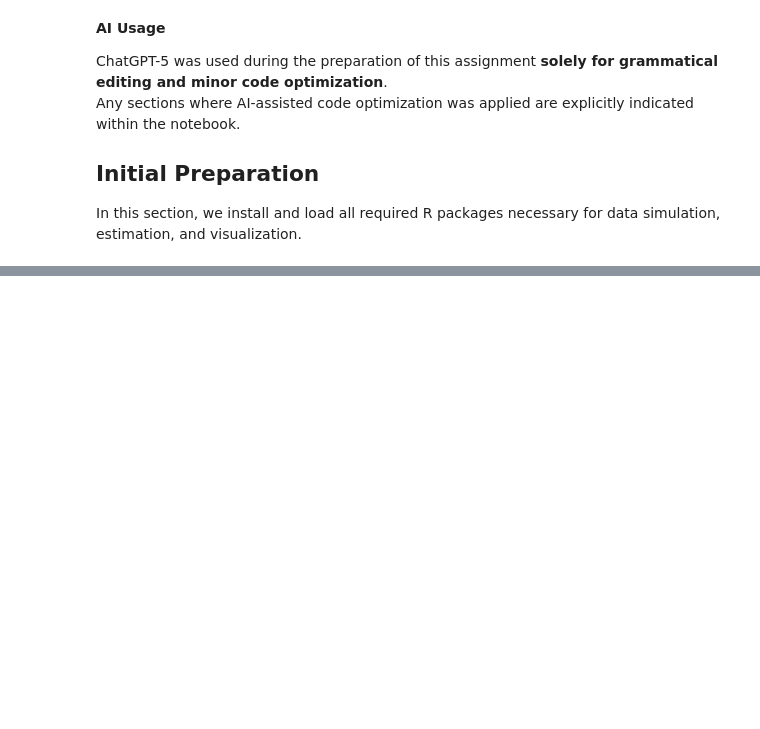
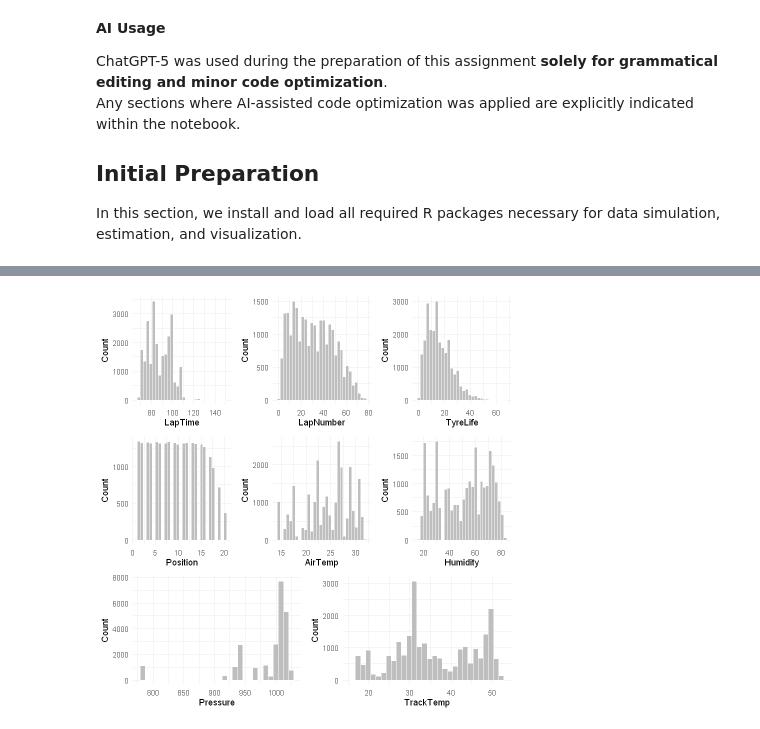
Before and after one commit to 52804407/Advanced_Econometrics_Pasz_Dohnal_Tom-, a Jupyter notebook: Empirical_Project_Pasz_Dohnal/R_code_for_project_analysis.ipynb, the cells around one changed output, grey strips where cells are left out. Cells and saved outputs as stored; diff of their text form; code cells hidden in the pictures; blank space fills up the shorter version.

```diff
--- a/Empirical_Project_Pasz_Dohnal/R_code_for_project_analysis.ipynb
+++ b/Empirical_Project_Pasz_Dohnal/R_code_for_project_analysis.ipynb
@@ -596,0 +311,28 @@ xtable(table_re_df,
+# %%
+numeric_cols <- c(
+  "LapTime", "LapNumber", "TyreLife", "Position", "AirTemp", "Humidity", "Pressure",
+  "TrackTemp"
+)
+
+# Create list of ggplot histogram objects
+plots <- lapply(numeric_cols, function(col_name) {
+  ggplot(data, aes_string(x = col_name)) +
+    geom_histogram(bins = 30, fill = "grey", color = "white") +
+    theme_minimal() +
+    labs( x = col_name, y = "Count")
+})
+
+# Arrange the plots into a grid (3 per row, last row has 2)
+grid_layout <- c(rep(3, 3))  # Defines how many per row
+
+# Split into groups of up to 3
+split_plots <- split(plots, rep(1:length(grid_layout), times = grid_layout))
+
+# Draw all rows sequentially
+grid_rows <- lapply(split_plots, function(row_plots) {
+  do.call(gridExtra::arrangeGrob, c(row_plots, nrow = 1))
+})
+
+# Combine all rows into one page and plot
+final_plot <- do.call(gridExtra::grid.arrange, c(grid_rows, ncol = 1))
+# %% [output]
@@ -596,0 +341 @@ xtable(table_re_df,
+[figure, added]
```
Also changed, not shown: parts of 15 cells of this notebook, 6 other files.
